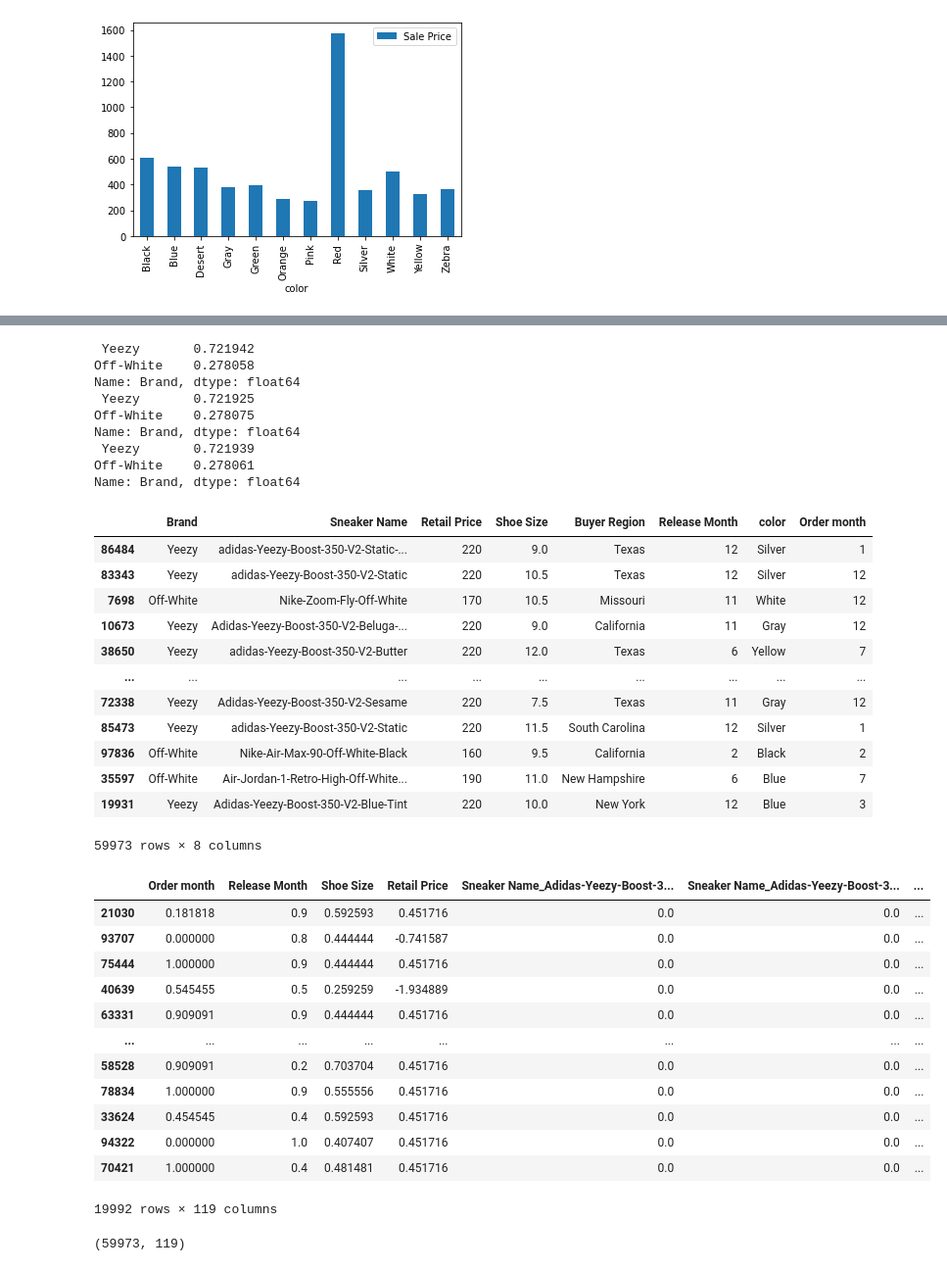
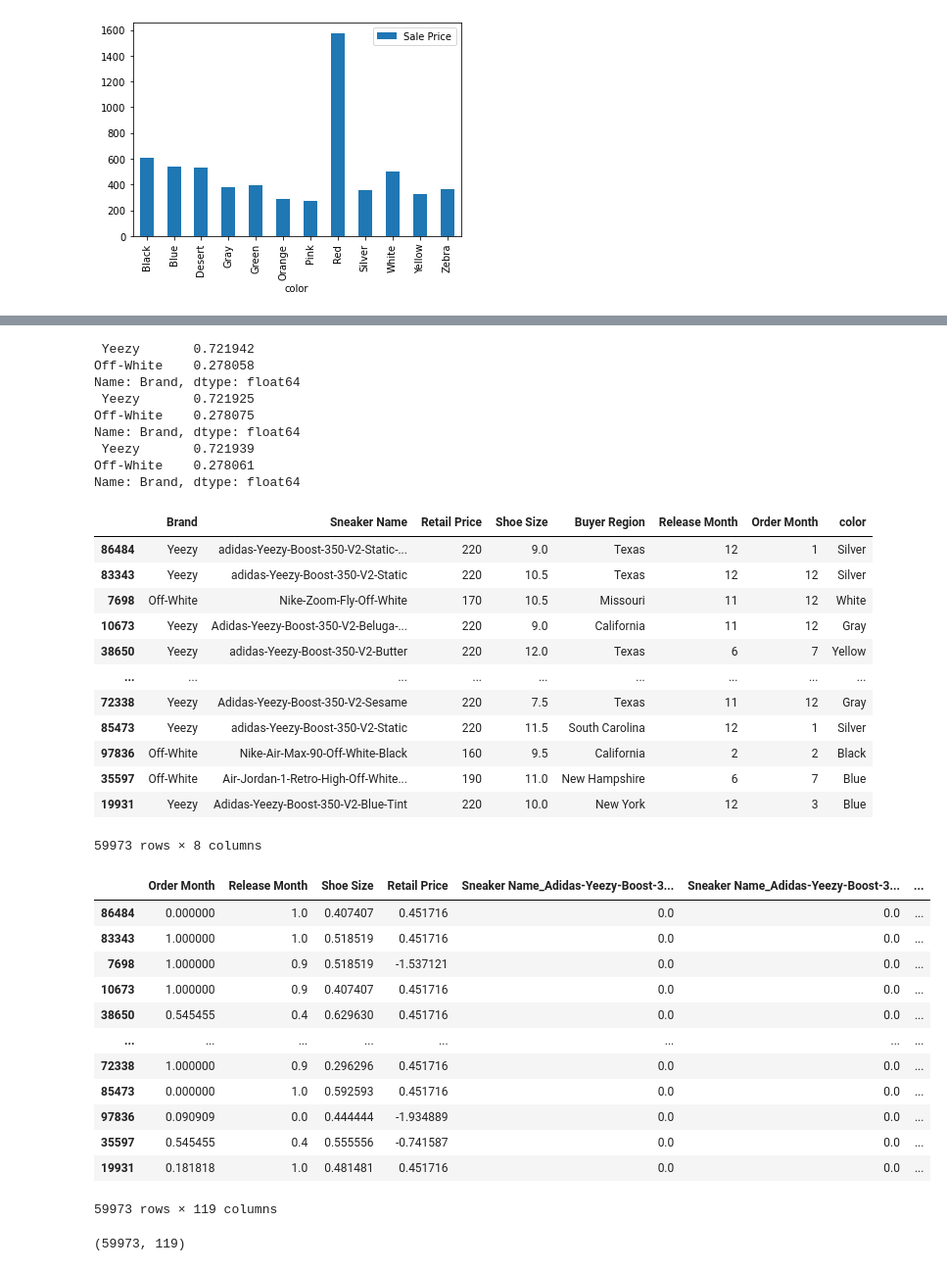
Before and after one commit to Francis958/1030-Project, a Jupyter notebook: src/Jiatao-Yuan Project.ipynb, the cells around one changed output, grey strips where cells are left out. Shown at 98% size. Drawn from its saved outputs; the diff is of its cells as text; code cells hidden in the pictures.

```diff
--- a/src/Jiatao-Yuan Project.ipynb
+++ b/src/Jiatao-Yuan Project.ipynb
@@ -41,4 +41,4 @@ list2 = ['Order Date', 'Release Date']
 for date in list2:
     df[date] = df[date].apply(lambda _: pd.to_datetime(_,format = '%m/%d/%y'))
 df['Release Month'] = df['Release Date'].dt.month
-df.head()
+df['Order Month'] = df['Order Date'].dt.month
@@ -272,7 +312,0 @@ Text(0, 0.5, 'Sale Price')
-# %%
-df['Order month'] = df['Order Date'].dt.month
-df[['Order month','Sale Price']].groupby('Order month').mean().plot.bar()
-plt.xticks(rotation = 0)
-plt.xlabel('Order Month')
-plt.ylabel('Sale Price')
-plt.title('Order Month vs Sale Price')
@@ -341,18 +363,18 @@ Name: Brand, dtype: float64
  Yeezy       0.721939
 Off-White    0.278061
 Name: Brand, dtype: float64
-|  | Brand | Sneaker Name | Retail Price | Shoe Size | Buyer Region | Release Month | color | Order month |
-| 86484 | Yeezy | adidas-Yeezy-Boost-350-V2-Static-... | 220 | 9.0 | Texas | 12 | Silver | 1 |
-| 83343 | Yeezy | adidas-Yeezy-Boost-350-V2-Static | 220 | 10.5 | Texas | 12 | Silver | 12 |
-| 7698 | Off-White | Nike-Zoom-Fly-Off-White | 170 | 10.5 | Missouri | 11 | White | 12 |
-| 10673 | Yeezy | Adidas-Yeezy-Boost-350-V2-Beluga-... | 220 | 9.0 | California | 11 | Gray | 12 |
-| 38650 | Yeezy | adidas-Yeezy-Boost-350-V2-Butter | 220 | 12.0 | Texas | 6 | Yellow | 7 |
+|  | Brand | Sneaker Name | Retail Price | Shoe Size | Buyer Region | Release Month | Order Month | color |
+| 86484 | Yeezy | adidas-Yeezy-Boost-350-V2-Static-... | 220 | 9.0 | Texas | 12 | 1 | Silver |
+| 83343 | Yeezy | adidas-Yeezy-Boost-350-V2-Static | 220 | 10.5 | Texas | 12 | 12 | Silver |
+| 7698 | Off-White | Nike-Zoom-Fly-Off-White | 170 | 10.5 | Missouri | 11 | 12 | White |
+| 10673 | Yeezy | Adidas-Yeezy-Boost-350-V2-Beluga-... | 220 | 9.0 | California | 11 | 12 | Gray |
+| 38650 | Yeezy | adidas-Yeezy-Boost-350-V2-Butter | 220 | 12.0 | Texas | 6 | 7 | Yellow |
 | ... | ... | ... | ... | ... | ... | ... | ... | ... |
-| 72338 | Yeezy | Adidas-Yeezy-Boost-350-V2-Sesame | 220 | 7.5 | Texas | 11 | Gray | 12 |
-| 85473 | Yeezy | adidas-Yeezy-Boost-350-V2-Static | 220 | 11.5 | South Carolina | 12 | Silver | 1 |
-| 97836 | Off-White | Nike-Air-Max-90-Off-White-Black | 160 | 9.5 | California | 2 | Black | 2 |
-| 35597 | Off-White | Air-Jordan-1-Retro-High-Off-White... | 190 | 11.0 | New Hampshire | 6 | Blue | 7 |
-| 19931 | Yeezy | Adidas-Yeezy-Boost-350-V2-Blue-Tint | 220 | 10.0 | New York | 12 | Blue | 3 |
+| 72338 | Yeezy | Adidas-Yeezy-Boost-350-V2-Sesame | 220 | 7.5 | Texas | 11 | 12 | Gray |
+| 85473 | Yeezy | adidas-Yeezy-Boost-350-V2-Static | 220 | 11.5 | South Carolina | 12 | 1 | Silver |
+| 97836 | Off-White | Nike-Air-Max-90-Off-White-Black | 160 | 9.5 | California | 2 | 2 | Black |
+| 35597 | Off-White | Air-Jordan-1-Retro-High-Off-White... | 190 | 11.0 | New Hampshire | 6 | 7 | Blue |
+| 19931 | Yeezy | Adidas-Yeezy-Boost-350-V2-Blue-Tint | 220 | 10.0 | New York | 12 | 3 | Blue |
 59973 rows × 8 columns
 # %%
 # Converting categorical data to numerical
@@ -375,7 +397,7 @@ OH_cols_train.columns = OH_encoder.get_feature_names(object_cols)
 OH_cols_valid.columns = OH_encoder.get_feature_names(object_cols)
 OH_cols_test.columns = OH_encoder.get_feature_names(object_cols)
 
-# Remove categorical columns (will replace with one-hot encoding)
+# Remove one hot columns
 num_X_train = X_train.drop(object_cols, axis=1)
 num_X_valid = X_val.drop(object_cols, axis=1)
 num_X_test = X_test.drop(object_cols, axis=1)
@@ -385,12 +407,14 @@ OH_X_train = pd.concat([num_X_train, OH_cols_train], axis=1)
 OH_X_valid = pd.concat([num_X_valid, OH_cols_valid], axis=1)
 OH_X_test = pd.concat([num_X_test, OH_cols_test], axis=1)
 
+# Apply standard Scaler to each column with categorical data
 SS = StandardScaler()
 object_col2 = ['Retail Price']
 num_cols_train = pd.DataFrame(SS.fit_transform(X_train[object_col2]))
 num_cols_val = pd.DataFrame(SS.transform(X_val[object_col2]))
 num_cols_test = pd.DataFrame(SS.transform(X_test[object_col2]))
 
+# standard scaler  removed index; put it back
 num_cols_train.index = X_train.index
 num_cols_val.index =X_val.index
 num_cols_test.index =X_test.index
@@ -399,6 +423,7 @@ num_cols_train.columns = object_col2
 num_cols_val.columns = object_col2
 num_cols_test.columns = object_col2
 
+# Adding the column names after standard scaler
 OH_X_train2 = OH_X_train.drop(object_col2,axis=1)
 OH_X_val2 = OH_X_valid.drop(object_col2,axis=1)
 OH_X_test2 = OH_X_test.drop(object_col2,axis=1)
@@ -407,9 +432,9 @@ OH_X_train3 = pd.concat([num_cols_train, OH_X_train2], axis=1)
 OH_X_valid3 = pd.concat([num_cols_val, OH_X_val2], axis=1)
 OH_X_test3 = pd.concat([num_cols_test, OH_X_test2], axis=1)
 
-
+#MinMax Scaler Process
 MM = MinMaxScaler()
-object_col3 = ['Order month','Release Month','Shoe Size']
+object_col3 = ['Order Month','Release Month','Shoe Size']
 MM_num_cols_train = pd.DataFrame(MM.fit_transform(X_train[object_col3]))
 MM_num_cols_val = pd.DataFrame(MM.transform(X_val[object_col3]))
 MM_num_cols_test = pd.DataFrame(MM.transform(X_test[object_col3]))
@@ -426,23 +451,23 @@ OH_X_train3 = OH_X_train3.drop(object_col3,axis=1)
 OH_X_val3 = OH_X_valid3.drop(object_col3,axis=1)
 OH_X_test3 = OH_X_test3.drop(object_col3,axis=1)
 
-OH_X_train4 = pd.concat([MM_num_cols_train, OH_X_train3], axis=1)
-OH_X_valid4 = pd.concat([MM_num_cols_val, OH_X_val3], axis=1)
-OH_X_test4 = pd.concat([MM_num_cols_test, OH_X_test3], axis=1)
+X_train_Final = pd.concat([MM_num_cols_train, OH_X_train3], axis=1)
+X_valid_Final = pd.concat([MM_num_cols_val, OH_X_val3], axis=1)
+X_tess_Final = pd.concat([MM_num_cols_test, OH_X_test3], axis=1)
 # %%
-OH_X_test4
+X_train_Final
 # %% [output]
-|  | Order month | Release Month | Shoe Size | Retail Price | Sneaker Name_Adidas-Yeezy-Boost-3... | Sneaker Name_Adidas-Yeezy-Boost-3... | ... |
-| 21030 | 0.181818 | 0.9 | 0.592593 | 0.451716 | 0.0 | 0.0 | ... |
-| 93707 | 0.000000 | 0.8 | 0.444444 | -0.741587 | 0.0 | 0.0 | ... |
-| 75444 | 1.000000 | 0.9 | 0.444444 | 0.451716 | 0.0 | 0.0 | ... |
-| 40639 | 0.545455 | 0.5 | 0.259259 | -1.934889 | 0.0 | 0.0 | ... |
-| 63331 | 0.909091 | 0.9 | 0.444444 | 0.451716 | 0.0 | 0.0 | ... |
+|  | Order Month | Release Month | Shoe Size | Retail Price | Sneaker Name_Adidas-Yeezy-Boost-3... | Sneaker Name_Adidas-Yeezy-Boost-3... | ... |
+| 86484 | 0.000000 | 1.0 | 0.407407 | 0.451716 | 0.0 | 0.0 | ... |
+| 83343 | 1.000000 | 1.0 | 0.518519 | 0.451716 | 0.0 | 0.0 | ... |
+| 7698 | 1.000000 | 0.9 | 0.518519 | -1.537121 | 0.0 | 0.0 | ... |
+| 10673 | 1.000000 | 0.9 | 0.407407 | 0.451716 | 0.0 | 0.0 | ... |
+| 38650 | 0.545455 | 0.4 | 0.629630 | 0.451716 | 0.0 | 0.0 | ... |
 | ... | ... | ... | ... | ... | ... | ... | ... |
-| 58528 | 0.909091 | 0.2 | 0.703704 | 0.451716 | 0.0 | 0.0 | ... |
-| 78834 | 1.000000 | 0.9 | 0.555556 | 0.451716 | 0.0 | 0.0 | ... |
-| 33624 | 0.454545 | 0.4 | 0.592593 | 0.451716 | 0.0 | 0.0 | ... |
-| 94322 | 0.000000 | 1.0 | 0.407407 | 0.451716 | 0.0 | 0.0 | ... |
-| 70421 | 1.000000 | 0.4 | 0.481481 | 0.451716 | 0.0 | 0.0 | ... |
+| 72338 | 1.000000 | 0.9 | 0.296296 | 0.451716 | 0.0 | 0.0 | ... |
+| 85473 | 0.000000 | 1.0 | 0.592593 | 0.451716 | 0.0 | 0.0 | ... |
+| 97836 | 0.090909 | 0.0 | 0.444444 | -1.934889 | 0.0 | 0.0 | ... |
+| 35597 | 0.545455 | 0.4 | 0.555556 | -0.741587 | 0.0 | 0.0 | ... |
+| 19931 | 0.181818 | 1.0 | 0.481481 | 0.451716 | 0.0 | 0.0 | ... |
-19992 rows × 119 columns
+59973 rows × 119 columns
 # %%
```
Also changed, not shown: parts of 27 cells of this notebook.
